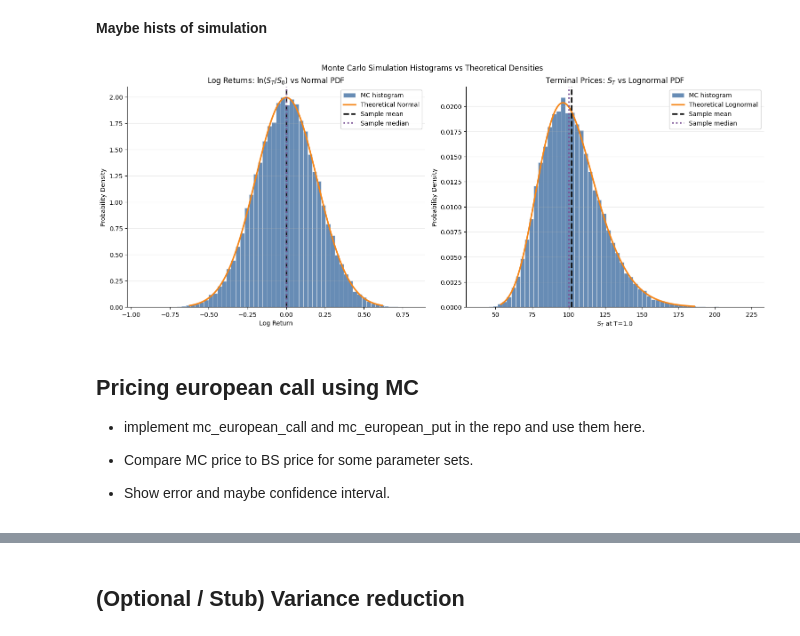
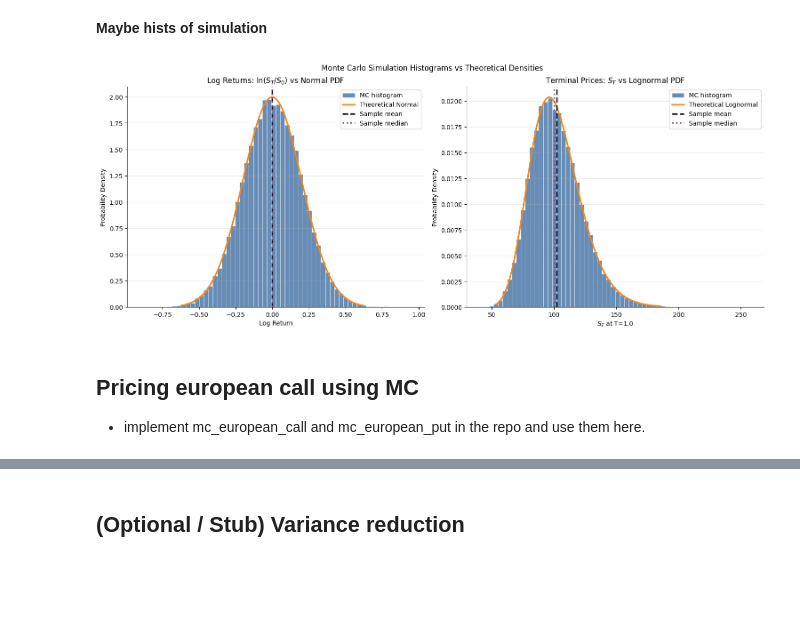
Before and after one commit to willemk-stack/option-pricing-library, a Jupyter notebook: notebooks/05_mc_pricing_basics.ipynb, the cells around one changed output, grey strips where cells are left out. Drawn from its saved outputs; the diff is of its cells as text; code cells hidden in the pictures; blank space fills up the shorter version.

```diff
--- a/notebooks/05_mc_pricing_basics.ipynb
+++ b/notebooks/05_mc_pricing_basics.ipynb
@@ -59,28 +135,23 @@ Explain why we use `sim_gbm_terminal`
 # %% [markdown]
 **Maybe hists of simulation**
 # %%
-from option_pricing.processes import sim_gbm_terminal
-from option_pricing.diagnostics import plot_gbm_terminal_dists
 
 n_paths = 50_000
-S_T = sim_gbm_terminal(n_paths=n_paths, T=params.T, mu=params.r, sigma=params.sigma, S0=params.S)
+rng = np.random.default_rng(0)  # fixed seed -> reproducible
+S_T = sim_gbm_terminal(n_paths=n_paths, T=params.T, mu=params.r, sigma=params.sigma, S0=params.S, rng=rng)
 
 fig, axes = plot_gbm_terminal_dists(
     S_T,
     S0=params.S,
     r=params.r,
     sigma=params.sigma,
     T=params.T,
     bins=60,
     show_mean=True,
     show_median=True,
 )
 # %% [output]
-[figure, old version]
+[figure, new version]
 # %% [markdown]
 ## Pricing european call using MC
 - implement mc_european_call and mc_european_put in the repo and use them here.
-
-- Compare MC price to BS price for some parameter sets.
-
-- Show error and maybe confidence interval.
```
Also changed, not shown: parts of 8 cells of this notebook.
